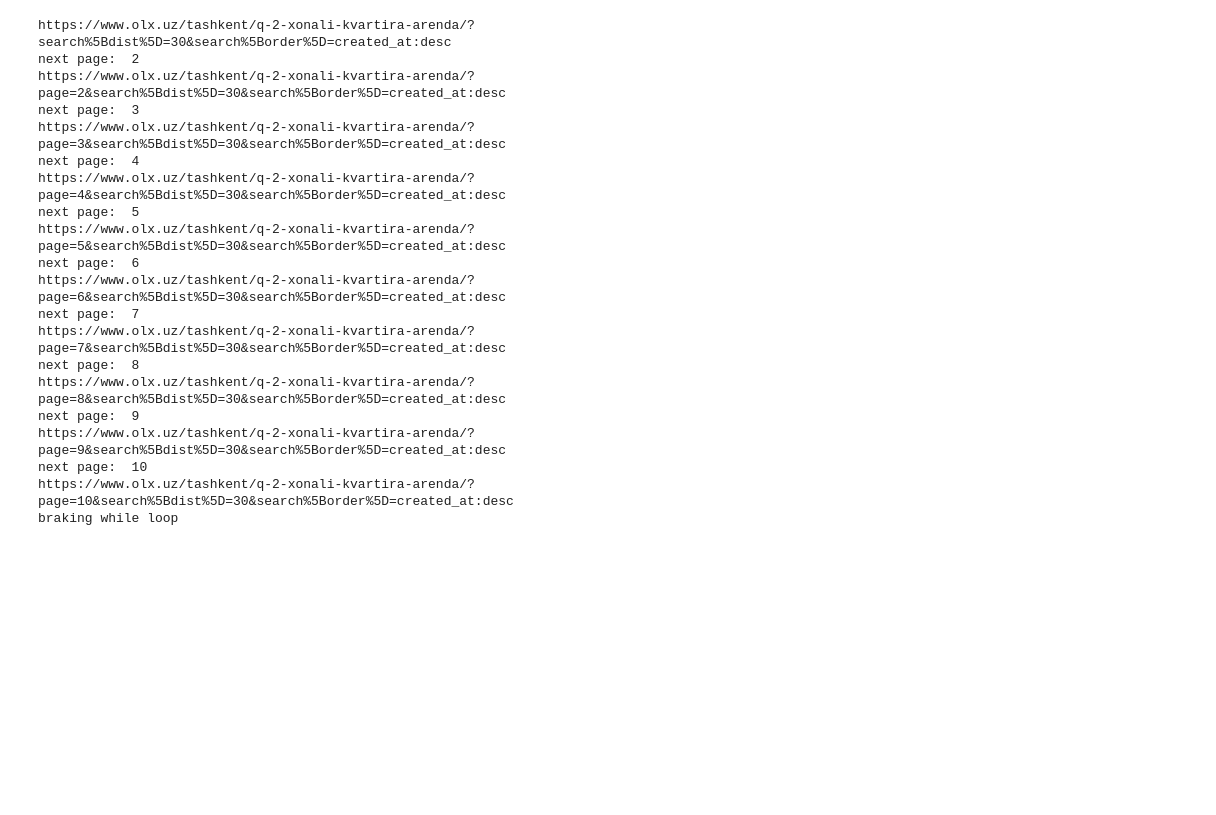
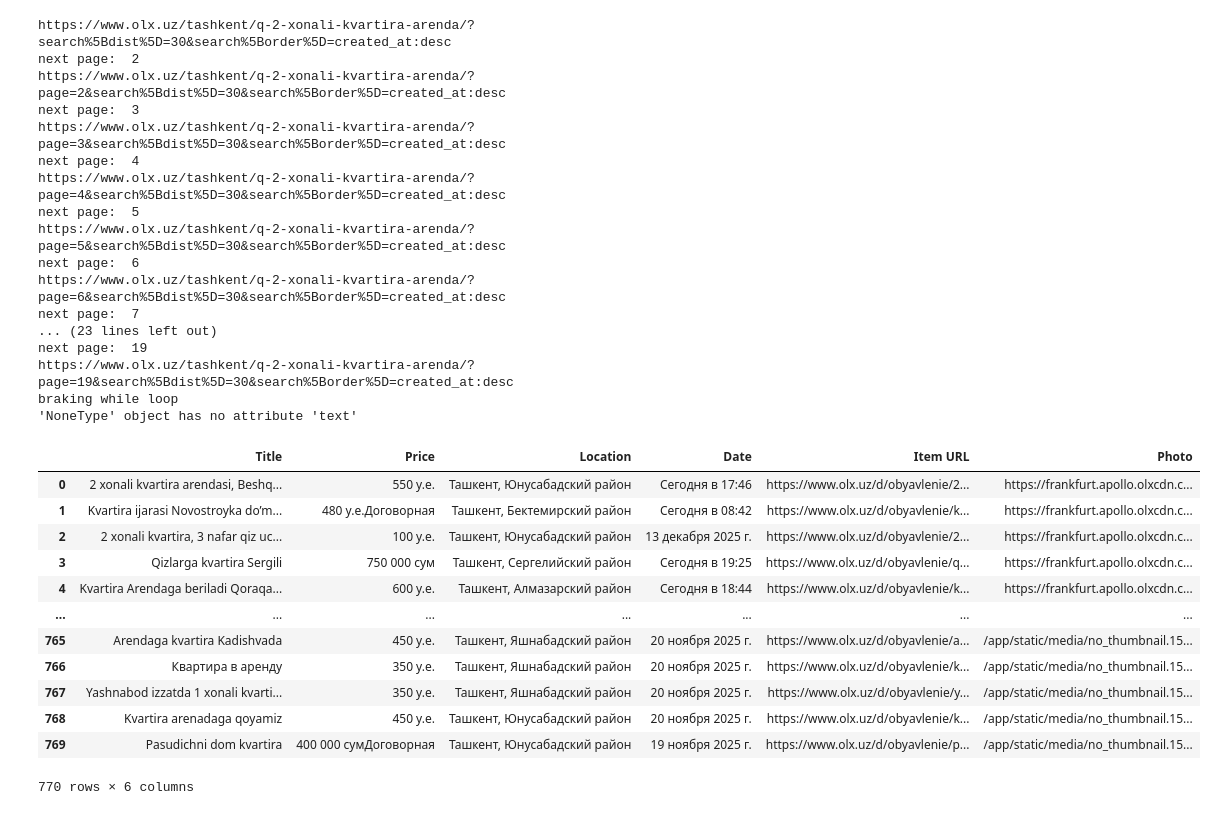
Before and after one commit to Khojayev12/udea-3-data-science-final, a Jupyter notebook: main.ipynb, the cells around one changed output. Saved outputs shown, nothing was run; the diff lists cells and outputs as text; code cells hidden in the pictures; blank space fills up the shorter version.

```diff
--- a/main.ipynb
+++ b/main.ipynb
@@ -11,10 +56,8 @@ async def get_olx_data():
         for query in [{"item_query": "2 xonali kvartira arenda", "city": "tashkent", "distance": "30"}]
     ]
 
-    olx_scrapper = OLX_Scraper(search_items, 10)
+    olx_scrapper = OLX_Scraper(search_items, 20)
     result = await olx_scrapper.scrape_data()
-    #print(olx_scrapper.data_frames)
-    #print(result["2 xonali kvartira arenda - Tashkent - 30km"])
     #result["2 xonali kvartira arenda - Tashkent - 30km"].to_excel("rent_data.xlsx", sheet_name="OLX_Data", index=False)
     return result["2 xonali kvartira arenda - Tashkent - 30km"]
 # %%
@@ -27,25 +70,40 @@ def get_hh_data():
     result = hh_scraper.parse_offers(links)
     return result
 # %%
-raw_olx_df = await get_olx_data()
+if olx_reload:
+    raw_olx_df = await get_olx_data()
+    raw_olx_df.to_excel("data/raw_olx.xlsx", sheet_name="olx_data", index=False)
+else:
+    raw_olx_df = pd.read_excel("data/raw_olx.xlsx")
+display(raw_olx_df)
 # %% [output]
 https://www.olx.uz/tashkent/q-2-xonali-kvartira-arenda/?search%5Bdist%5D=30&search%5Border%5D=created_at:desc
 next page:  2
 https://www.olx.uz/tashkent/q-2-xonali-kvartira-arenda/?page=2&search%5Bdist%5D=30&search%5Border%5D=created_at:desc
 next page:  3
 https://www.olx.uz/tashkent/q-2-xonali-kvartira-arenda/?page=3&search%5Bdist%5D=30&search%5Border%5D=created_at:desc
 next page:  4
 https://www.olx.uz/tashkent/q-2-xonali-kvartira-arenda/?page=4&search%5Bdist%5D=30&search%5Border%5D=created_at:desc
 next page:  5
 https://www.olx.uz/tashkent/q-2-xonali-kvartira-arenda/?page=5&search%5Bdist%5D=30&search%5Border%5D=created_at:desc
 next page:  6
 https://www.olx.uz/tashkent/q-2-xonali-kvartira-arenda/?page=6&search%5Bdist%5D=30&search%5Border%5D=created_at:desc
 next page:  7
-https://www.olx.uz/tashkent/q-2-xonali-kvartira-arenda/?page=7&search%5Bdist%5D=30&search%5Border%5D=created_at:desc
-next page:  8
-https://www.olx.uz/tashkent/q-2-xonali-kvartira-arenda/?page=8&search%5Bdist%5D=30&search%5Border%5D=created_at:desc
-next page:  9
-https://www.olx.uz/tashkent/q-2-xonali-kvartira-arenda/?page=9&search%5Bdist%5D=30&search%5Border%5D=created_at:desc
-next page:  10
-https://www.olx.uz/tashkent/q-2-xonali-kvartira-arenda/?page=10&search%5Bdist%5D=30&search%5Border%5D=created_at:desc
+... (23 lines left out)
+next page:  19
+https://www.olx.uz/tashkent/q-2-xonali-kvartira-arenda/?page=19&search%5Bdist%5D=30&search%5Border%5D=created_at:desc
 braking while loop
+'NoneType' object has no attribute 'text'
+|  | Title | Price | Location | Date | Item URL | Photo |
+| 0 | 2 xonali kvartira arendasi, Beshq... | 550 у.е. | Ташкент, Юнусабадский район | Сегодня в 17:46 | https://www.olx.uz/d/obyavlenie/2... | https://frankfurt.apollo.olxcdn.c... |
+| 1 | Kvartira ijarasi Novostroyka do’m... | 480 у.е.Договорная | Ташкент, Бектемирский район | Сегодня в 08:42 | https://www.olx.uz/d/obyavlenie/k... | https://frankfurt.apollo.olxcdn.c... |
+| 2 | 2 xonali kvartira, 3 nafar qiz uc... | 100 у.е. | Ташкент, Юнусабадский район | 13 декабря 2025 г. | https://www.olx.uz/d/obyavlenie/2... | https://frankfurt.apollo.olxcdn.c... |
+| 3 | Qizlarga kvartira Sergili | 750 000 сум | Ташкент, Сергелийский район | Сегодня в 19:25 | https://www.olx.uz/d/obyavlenie/q... | https://frankfurt.apollo.olxcdn.c... |
+| 4 | Kvartira Arendaga beriladi Qoraqa... | 600 у.е. | Ташкент, Алмазарский район | Сегодня в 18:44 | https://www.olx.uz/d/obyavlenie/k... | https://frankfurt.apollo.olxcdn.c... |
+| ... | ... | ... | ... | ... | ... | ... |
+| 765 | Arendaga kvartira Kadishvada | 450 у.е. | Ташкент, Яшнабадский район | 20 ноября 2025 г. | https://www.olx.uz/d/obyavlenie/a... | /app/static/media/no_thumbnail.15... |
+| 766 | Квартира в аренду | 350 у.е. | Ташкент, Яшнабадский район | 20 ноября 2025 г. | https://www.olx.uz/d/obyavlenie/k... | /app/static/media/no_thumbnail.15... |
+| 767 | Yashnabod izzatda 1 xonali kvarti... | 350 у.е. | Ташкент, Яшнабадский район | 20 ноября 2025 г. | https://www.olx.uz/d/obyavlenie/y... | /app/static/media/no_thumbnail.15... |
+| 768 | Kvartira arenadaga qoyamiz | 450 у.е. | Ташкент, Юнусабадский район | 20 ноября 2025 г. | https://www.olx.uz/d/obyavlenie/k... | /app/static/media/no_thumbnail.15... |
+| 769 | Pasudichni dom kvartira | 400 000 сумДоговорная | Ташкент, Юнусабадский район | 19 ноября 2025 г. | https://www.olx.uz/d/obyavlenie/p... | /app/static/media/no_thumbnail.15... |
+770 rows × 6 columns
```
Also changed, not shown: parts of 11 cells of this notebook, 14 other files.
